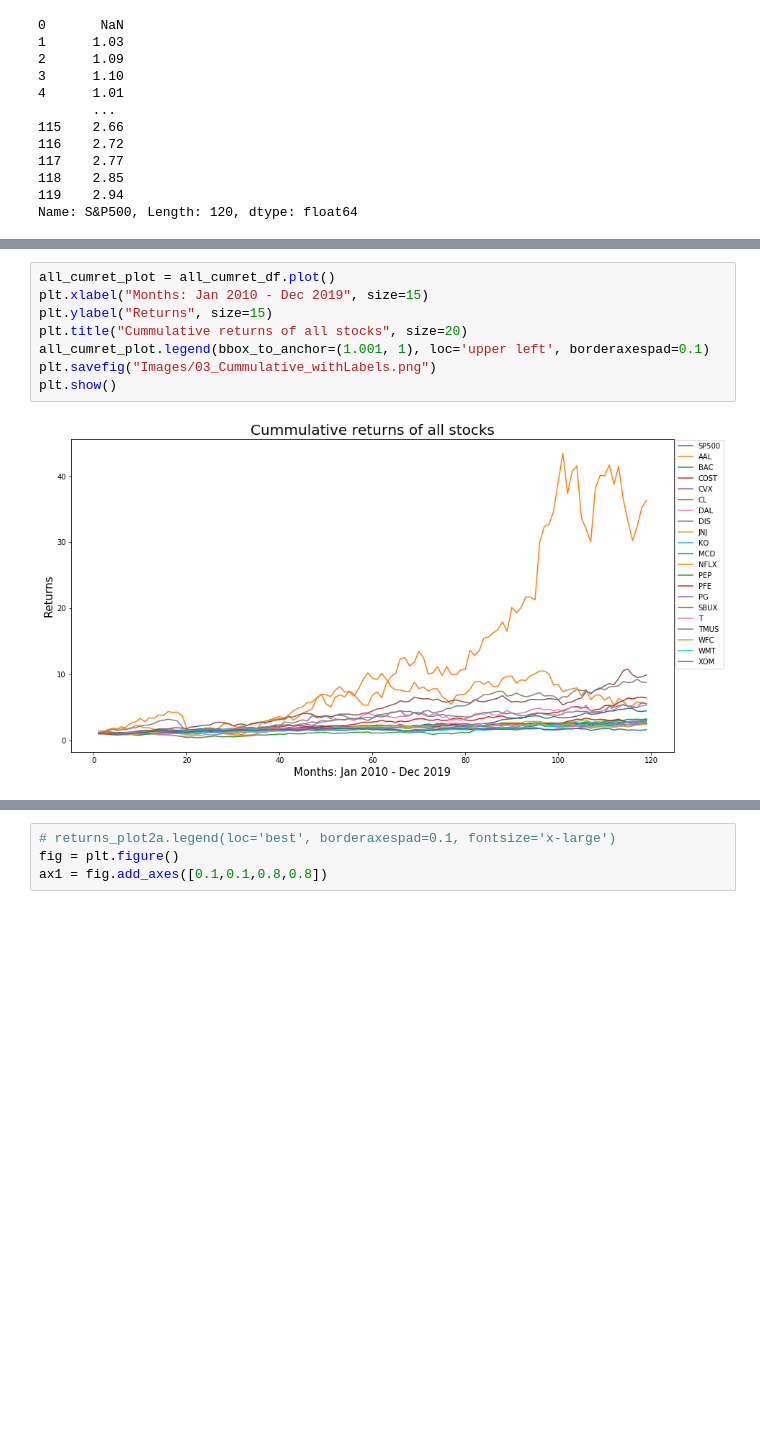
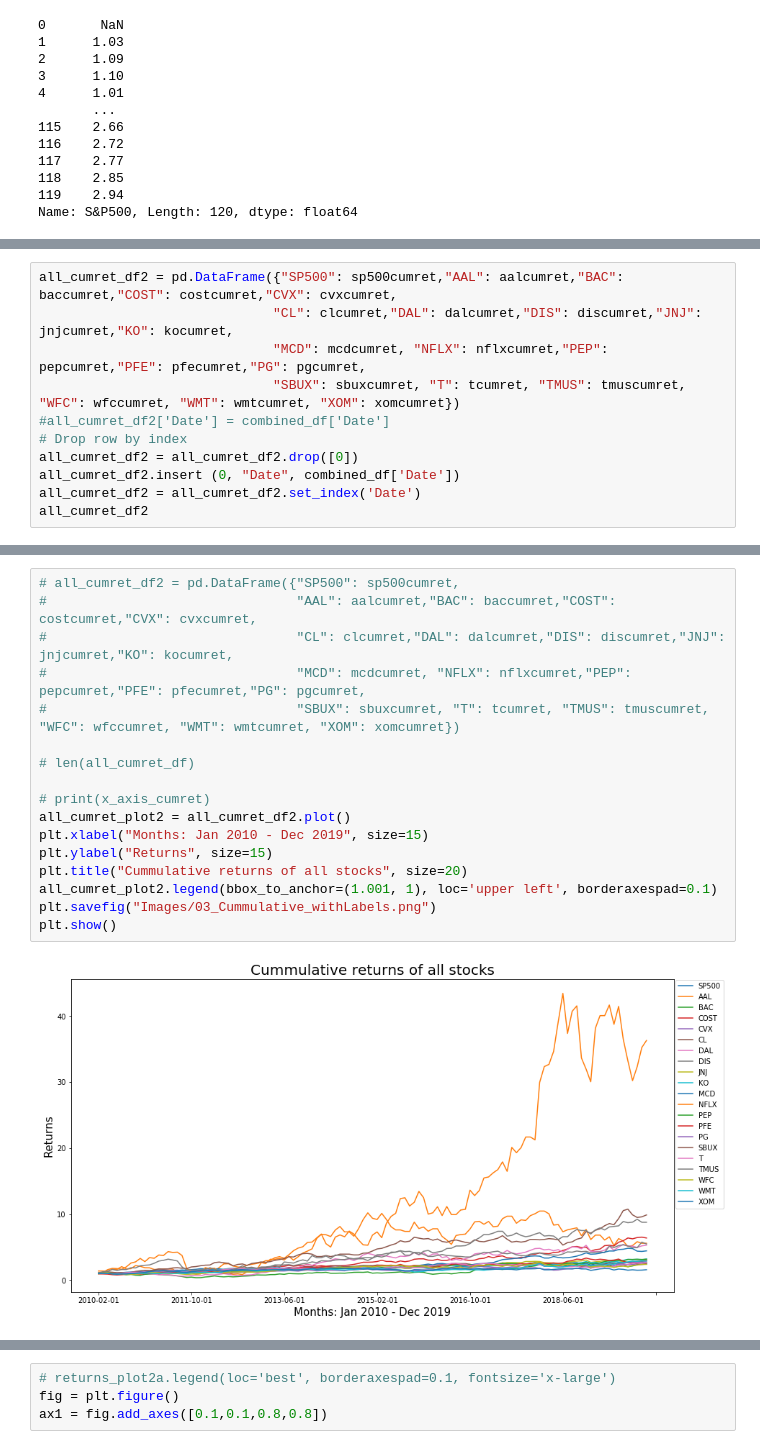
Before and after one commit to claybeaver/Group9_Project1, a Jupyter notebook: Final_notebook.ipynb, the cells around one changed output, grey strips where cells are left out. Saved outputs shown, nothing was run; the diff lists cells and outputs as text; blank space fills up the shorter version.

```diff
--- a/Final_notebook.ipynb
+++ b/Final_notebook.ipynb
@@ -196,0 +273,11 @@ all_cumret_df.head()
+# %%
+all_cumret_df2 = pd.DataFrame({"SP500": sp500cumret,"AAL": aalcumret,"BAC": baccumret,"COST": costcumret,"CVX": cvxcumret,
+                              "CL": clcumret,"DAL": dalcumret,"DIS": discumret,"JNJ": jnjcumret,"KO": kocumret,
+                              "MCD": mcdcumret, "NFLX": nflxcumret,"PEP": pepcumret,"PFE": pfecumret,"PG": pgcumret,
+                              "SBUX": sbuxcumret, "T": tcumret, "TMUS": tmuscumret, "WFC": wfccumret, "WMT": wmtcumret, "XOM": xomcumret})
+#all_cumret_df2['Date'] = combined_df['Date']
+# Drop row by index
+all_cumret_df2 = all_cumret_df2.drop([0])
+all_cumret_df2.insert (0, "Date", combined_df['Date'])
+all_cumret_df2 = all_cumret_df2.set_index('Date')
+all_cumret_df2
@@ -197,13 +299,22 @@ all_cumret_df.head()
 # %%
-all_cumret_plot = all_cumret_df.plot()
+# all_cumret_df2 = pd.DataFrame({"SP500": sp500cumret,
+#                                "AAL": aalcumret,"BAC": baccumret,"COST": costcumret,"CVX": cvxcumret,
+#                                "CL": clcumret,"DAL": dalcumret,"DIS": discumret,"JNJ": jnjcumret,"KO": kocumret,
+#                                "MCD": mcdcumret, "NFLX": nflxcumret,"PEP": pepcumret,"PFE": pfecumret,"PG": pgcumret,
+#                                "SBUX": sbuxcumret, "T": tcumret, "TMUS": tmuscumret, "WFC": wfccumret, "WMT": wmtcumret, "XOM": xomcumret})
+
+# len(all_cumret_df)
+
+# print(x_axis_cumret)
+all_cumret_plot2 = all_cumret_df2.plot()
 plt.xlabel("Months: Jan 2010 - Dec 2019", size=15)
 plt.ylabel("Returns", size=15)
 plt.title("Cummulative returns of all stocks", size=20)
-all_cumret_plot.legend(bbox_to_anchor=(1.001, 1), loc='upper left', borderaxespad=0.1)
+all_cumret_plot2.legend(bbox_to_anchor=(1.001, 1), loc='upper left', borderaxespad=0.1)
 plt.savefig("Images/03_Cummulative_withLabels.png")
 plt.show()
 # %% [output]
-[figure, old version]
+[figure, new version]
 # %%
 # Sample line of returns between PG vs S&P500
 rcParams['figure.figsize'] = 15, 5
```
Also changed, not shown: parts of 15 cells of this notebook, 11 other files.
